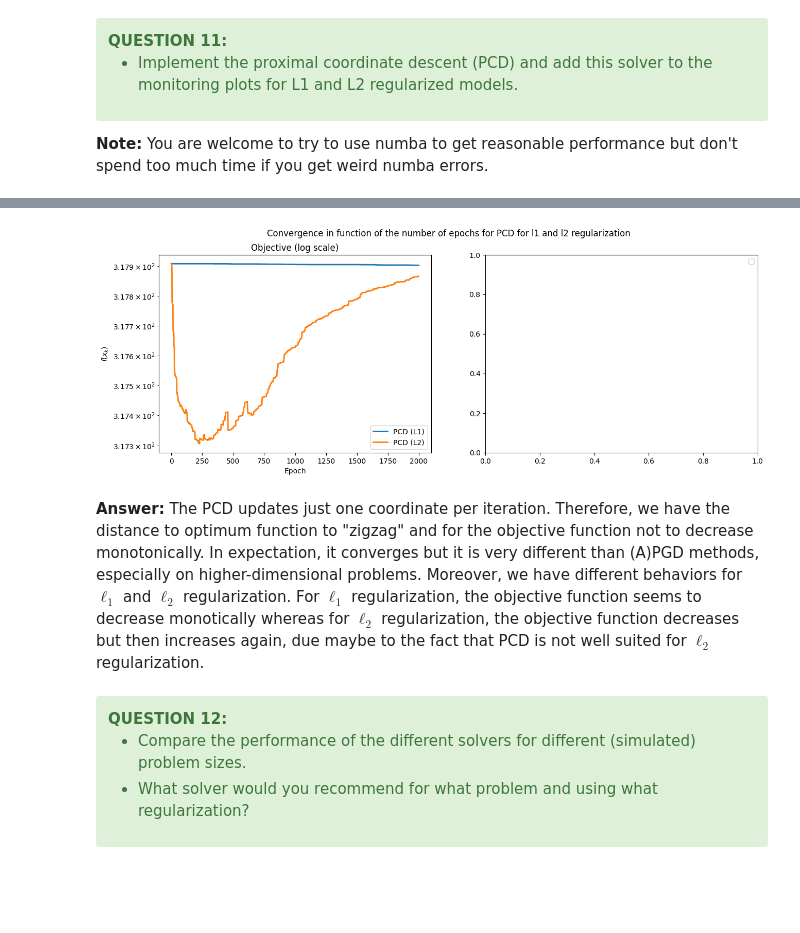
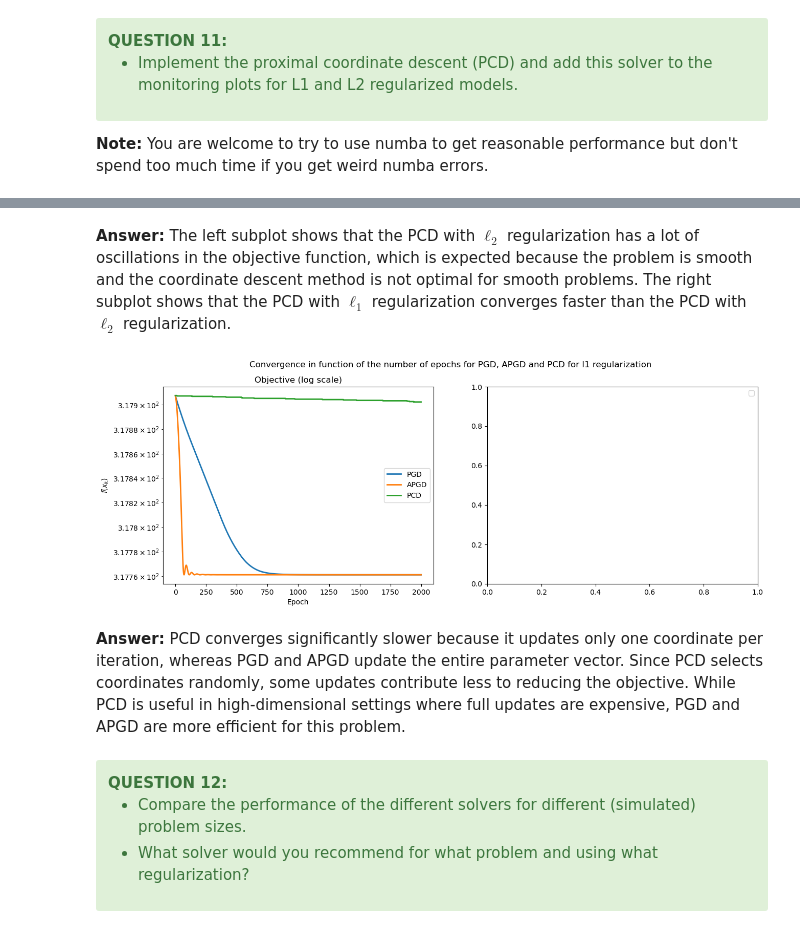
Before and after one commit to BryanBradfo/optimisation-algorithms, a Jupyter notebook: project/project_chen_bryan_and_devilder_alice.ipynb, the cells around one changed output, grey strips where cells are left out. Saved outputs shown, nothing was run; the diff lists cells and outputs as text; code cells hidden in the pictures; blank space fills up the shorter version.

```diff
--- a/project/project_chen_bryan_and_devilder_alice.ipynb
+++ b/project/project_chen_bryan_and_devilder_alice.ipynb
@@ -407,9 +407,6 @@ INSERT YOUR ANSWER HERE
 # %%
 def huber_grad(x, epsilon=epsilon):
-    if np.abs(x) < epsilon:
-        return 2 * x
-    else:
-        return 2 * epsilon * np.sign(x)
+    return np.where(np.abs(x) < epsilon, 2 * x, 2 * epsilon * np.sign(x))
 # %%
 from scipy.optimize import check_grad
 
@@ -697,23 +681,21 @@ n_samples, n_features = X.shape
 x_init = np.zeros(n_features + 1)
 x_init[0] = np.mean(y)
 n_iter = 2000
-# n_iter = 1000
 lbda = 1.
 epsilon = 1.
 
-L = 2*linalg.norm(X, ord=2) ** 2 / n_samples
+L = 2 * linalg.norm(X, ord=2) ** 2 / n_samples
 step = 1. / L
 
 def grad_huber_loss(params, X=X, y=y, epsilon=epsilon):
     w = params[1:]
     b = params[0]
-    n_samples, n_features = X.shape
-    grad_w = np.zeros(n_features)
-    grad_b = 0
-    for i in range(n_samples):
-        grad_w += -X[i, :] * huber_grad(y[i] - np.dot(X[i, :], w) - b, epsilon=epsilon)
-        grad_b += -huber_grad(y[i] - np.dot(X[i, :], w) - b, epsilon=epsilon)
-    return np.concatenate([[grad_b/n_samples], grad_w/n_samples])
+    n_samples, _ = X.shape
+    residual = y - X@w - b
+    grad_w = - X.T @ huber_grad(residual, epsilon=epsilon) / n_samples
+    grad_b = - np.mean(huber_grad(residual, epsilon=epsilon))
+
+    return np.concatenate([[grad_b], grad_w])
 
 x_min_l2, _ = pgd(x_init, grad_huber_loss, prox_l2, step, n_iter=10000,
                grad_args=(X, y, epsilon), prox_args=(lbda,))
@@ -894,12 +856,12 @@ def pcd(x_init, grad, prox, step, n_iter=100, store_every=1, grad_args=(), prox_
     """
     x = x_init.copy()
     n_params = len(x)
-    n_classes = grad_args[0].shape[1]
     x_list = []
 
     for iteration in range(n_iter):
         idx = np.random.randint(n_params)
-        x[idx] = prox(x - step * grad(x, *grad_args), step, *prox_args)[idx]
+        x[idx] = x[idx] - step * grad(x, *grad_args)[idx]
+        x = prox(x, step, *prox_args)
         if iteration % store_every == 0:
             x_list.append(x.copy())
     return x, x_list
@@ -927,17 +883,12 @@ list of obj: [0.1509220809020917, 0.14388059051202617, 0.14240487172475014, 0.14
+# %% [markdown]
+**Answer:** The left subplot shows that the PCD with $ \ell_2 $ regularization has a lot of oscillations in the objective function, which is expected because the problem is smooth and the coordinate descent method is not optimal for smooth problems. The right subplot shows that the PCD with $ \ell_1 $ regularization converges faster than the PCD with $ \ell_2 $ regularization.
 # %%
-# Run PCD for L1-regularized model
-monitor_pcd_l1 = monitor(pcd, pobj_l1, None, args=(X, y, lbda, epsilon))
-monitor_pcd_l1.run(x_init, grad_huber_loss, prox_l1, step, n_iter, grad_args=(X, y, epsilon), prox_args=(lbda,))
+monitor_pcd_l1_none = monitor(pcd, pobj_l1, x_min=None, args=(X, y, lbda, epsilon))
+monitor_pcd_l1_none.run(x_init, grad_huber_loss, prox_l1, step, n_iter,
+                    grad_args=(X, y, epsilon), prox_args=(lbda,))
 
-# Run PCD for L2-regularized model
-monitor_pcd_l2 = monitor(pcd, pobj_l2, None, args=(X, y, lbda, epsilon))
-monitor_pcd_l2.run(x_init, grad_huber_loss, prox_l2, step, n_iter, grad_args=(X, y, epsilon), prox_args=(lbda,))
-
-# Add PCD to monitors
-monitors = [monitor_pcd_l1, monitor_pcd_l2]
-solvers = ["PCD (L1)", "PCD (L2)"]
-plot_epochs(monitors, solvers, "Convergence in function of the number of epochs for PCD for l1 and l2 regularization")
+monitors = [monitor_pgd_l1_none, monitor_apgd_l1_none, monitor_pcd_l1_none]
+solvers = ["PGD", "APGD", "PCD"]
+plot_epochs(monitors, solvers, "Convergence in function of the number of epochs for PGD, APGD and PCD for l1 regularization")
 # %% [output]
-[figure, old version]
+[figure, new version]
-# %% [markdown]
-**Answer:** The PCD updates just one coordinate per iteration. Therefore, we have the distance to optimum function to "zigzag" and for the objective function not to decrease monotonically. In expectation, it converges but it is very different than (A)PGD methods, especially on higher-dimensional problems. Moreover, we have different behaviors for $\ell_1$ and $\ell_2$ regularization. For $\ell_1$ regularization, the objective function seems to decrease monotically whereas for $\ell_2$ regularization, the objective function decreases but then increases again, due maybe to the fact that PCD is not well suited for $\ell_2$ regularization.
@@ -957,3 +895,5 @@ plot_epochs(monitors, solvers, "Convergence in function of the number of epochs
+# %% [markdown]
+**Answer:** PCD converges significantly slower because it updates only one coordinate per iteration, whereas PGD and APGD update the entire parameter vector. Since PCD selects coordinates randomly, some updates contribute less to reducing the objective. While PCD is useful in high-dimensional settings where full updates are expensive, PGD and APGD are more efficient for this problem.
 # %% [markdown]
 <div class="alert alert-success">
     <b>QUESTION 12:</b>
```
Also changed, not shown: parts of 37 cells of this notebook.
